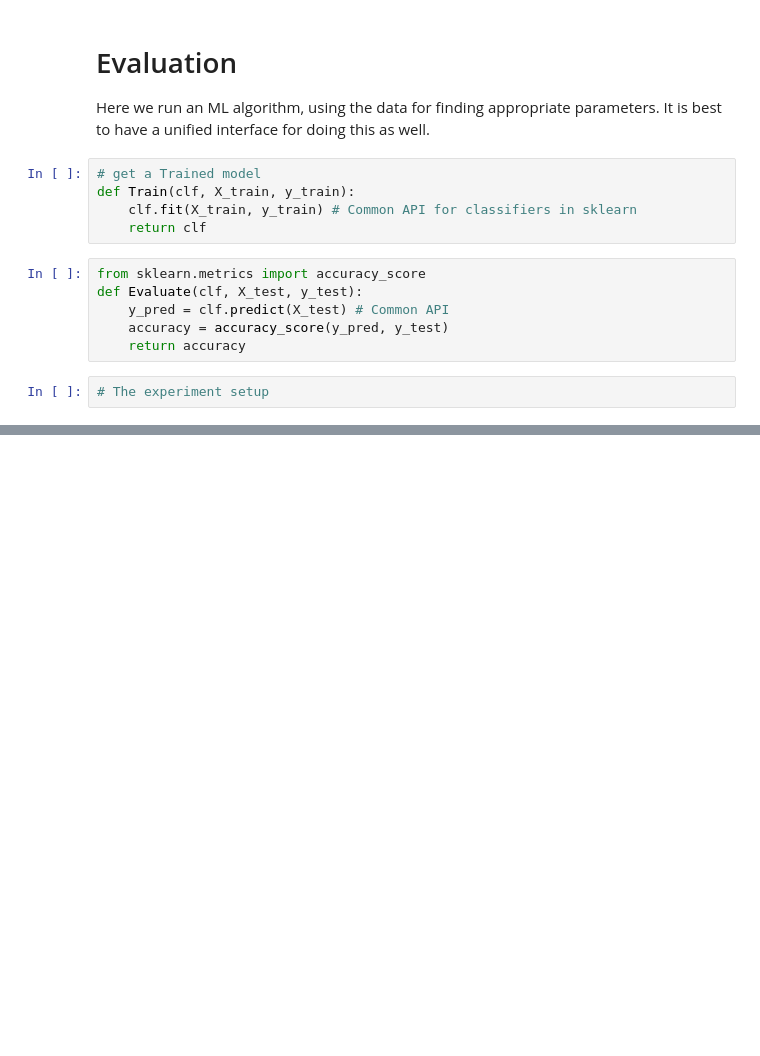
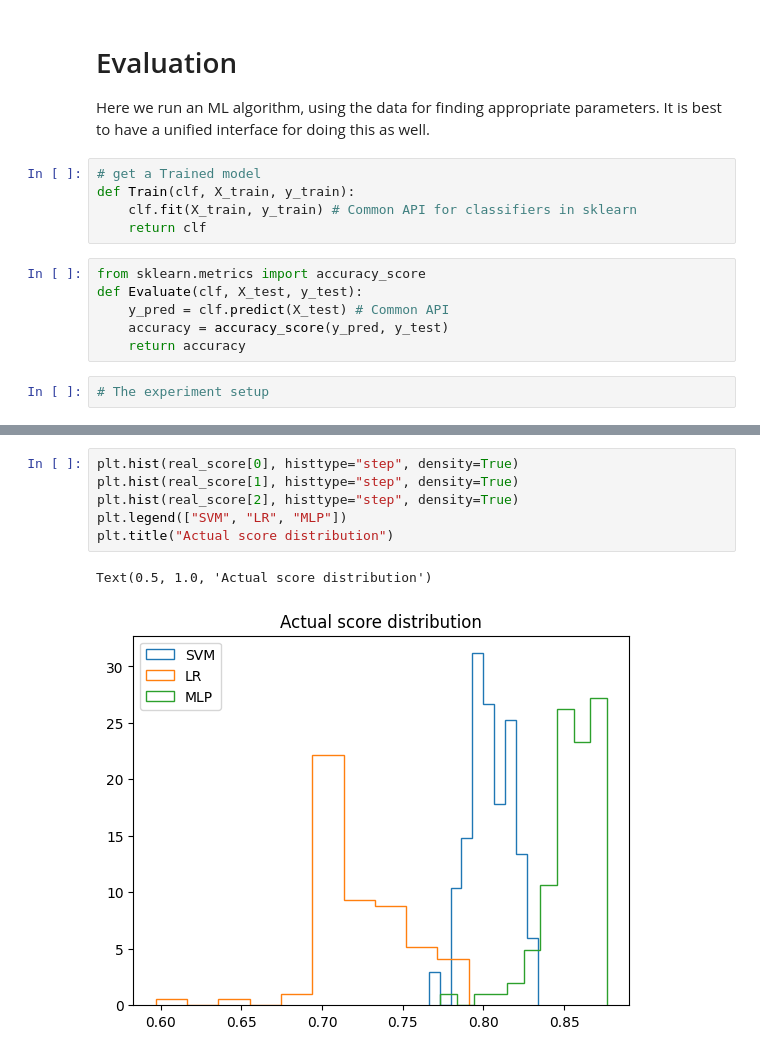
Before and after one commit to olethrosdc/ml-society-science, a Jupyter notebook: src/reproducibility/Pipeline.ipynb, the cells around one changed output, grey strips where cells are left out. Cells and saved outputs as stored; diff of their text form; blank space fills up the shorter version.

```diff
--- a/src/reproducibility/Pipeline.ipynb
+++ b/src/reproducibility/Pipeline.ipynb
@@ -92,0 +223,9 @@ np.mean(score[2])
+# %%
+plt.hist(real_score[0], histtype="step", density=True)
+plt.hist(real_score[1], histtype="step", density=True)
+plt.hist(real_score[2], histtype="step", density=True)
+plt.legend(["SVM", "LR", "MLP"])
+plt.title("Actual score distribution")
+# %% [output]
+Text(0.5, 1.0, 'Actual score distribution')
+[figure, added]
```
Also changed, not shown: parts of 5 cells of this notebook, 4 other files.
